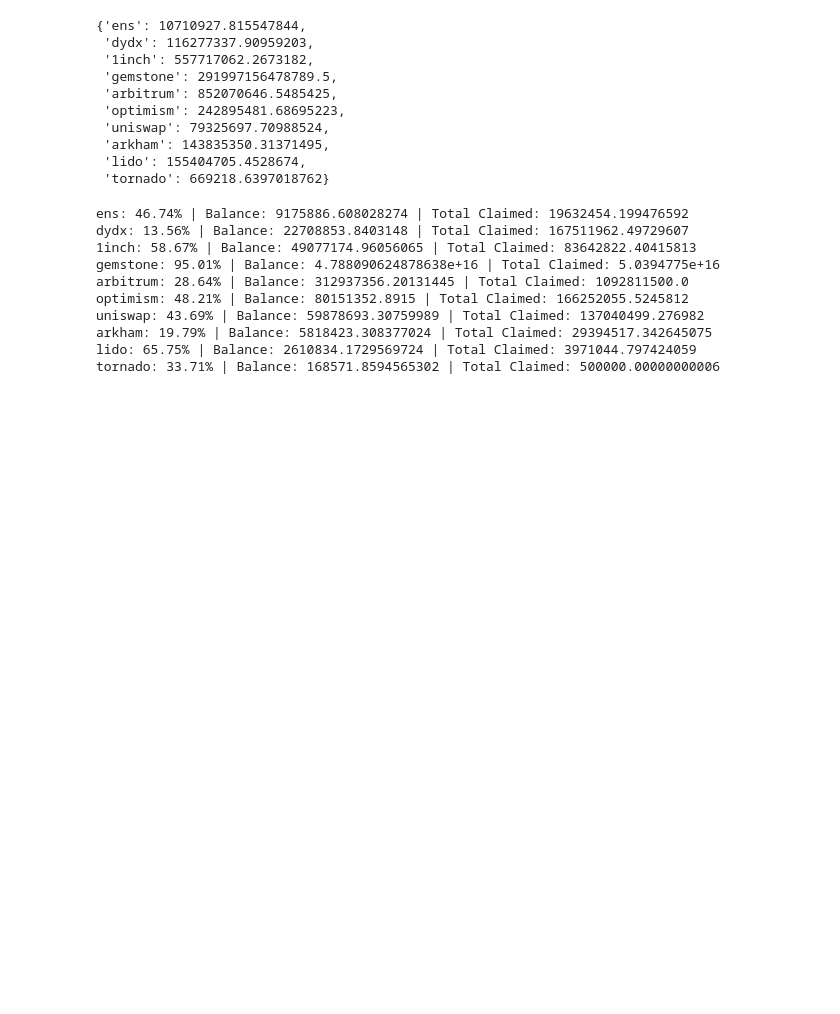
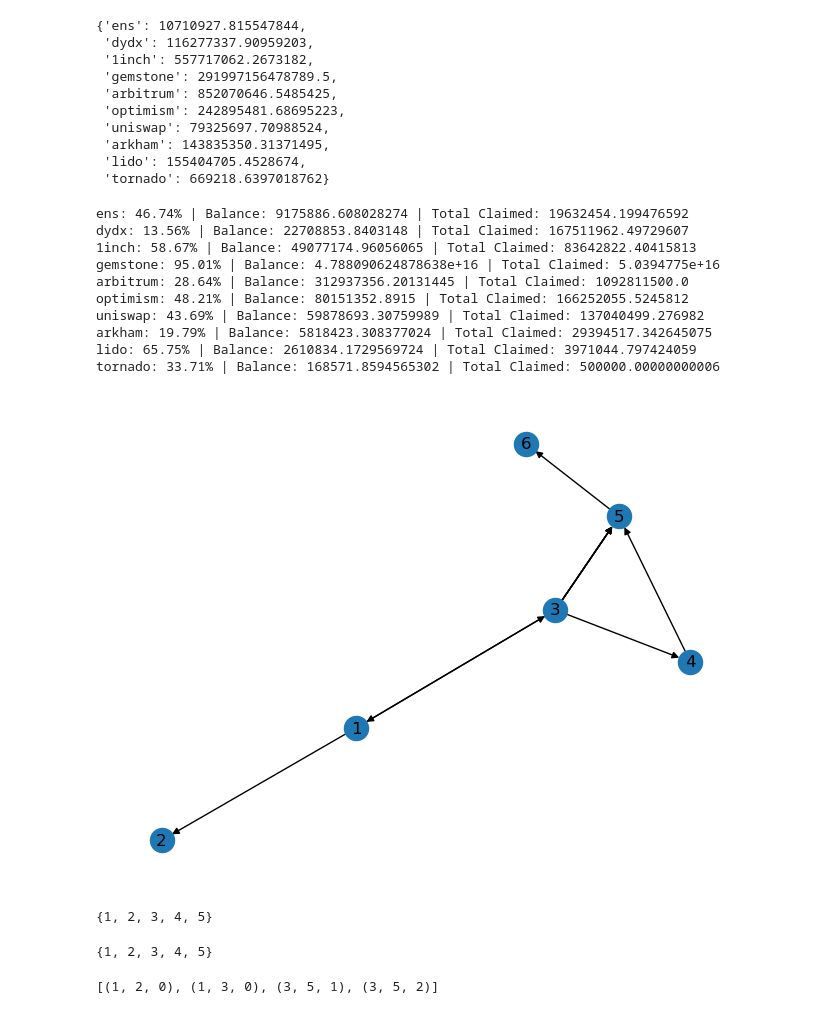
Before and after one commit to johnnatan-messias/research-proj-airdrop, a Jupyter notebook: notebooks/04-airdrop-token-sold-at-exchanges.ipynb, the cells around one changed output. Saved outputs shown, nothing was run; the diff lists cells and outputs as text; code cells hidden in the pictures; blank space fills up the shorter version.

```diff
--- a/notebooks/04-airdrop-token-sold-at-exchanges.ipynb
+++ b/notebooks/04-airdrop-token-sold-at-exchanges.ipynb
@@ -295,0 +297,16 @@ tornado: 33.71% | Balance: 168571.8594565302 | Total Claimed: 500000.00000000006
+# %%
+G = nx.MultiDiGraph()
+G.add_edge(1, 2, timestamp=1)
+G.add_edge(1, 3, timestamp=2)
+G.add_edge(3, 1, timestamp=7)
+G.add_edge(3, 4, timestamp=4)
+G.add_edge(3, 5, timestamp=5)
+G.add_edge(3, 5, timestamp=2)
+G.add_edge(3, 5, timestamp=1)
+G.add_edge(3, 5, timestamp=10)
+G.add_edge(4, 5, timestamp=6)
+G.add_edge(5, 6, timestamp=7)
+pos = nx.spring_layout(G)
+nx.draw(G, pos, with_labels=True)
+# %% [output]
+[figure, added]
@@ -295,0 +315,20 @@ tornado: 33.71% | Balance: 168571.8594565302 | Total Claimed: 500000.00000000006
+# %%
+set(nx.multi_source_dijkstra_path_length(G, sources, cutoff=1).keys())
+# %% [output]
+{1, 2, 3, 4, 5}
+# %%
+nodes = set()
+for source in sources:
+    nodes.update(nx.multi_source_dijkstra_path_length(
+        G, sources, cutoff=1).keys())
+nodes
+# %% [output]
+{1, 2, 3, 4, 5}
+# %%
+edges_to_include = [
+    (u, v, k) for u, v, k, data in G.edges(keys=True, data=True)
+    if 1 <= data.get('timestamp') <= 3
+]
+edges_to_include
+# %% [output]
+[(1, 2, 0), (1, 3, 0), (3, 5, 1), (3, 5, 2)]
```
Also changed, not shown: parts of 4 cells of this notebook, 1 other file.
